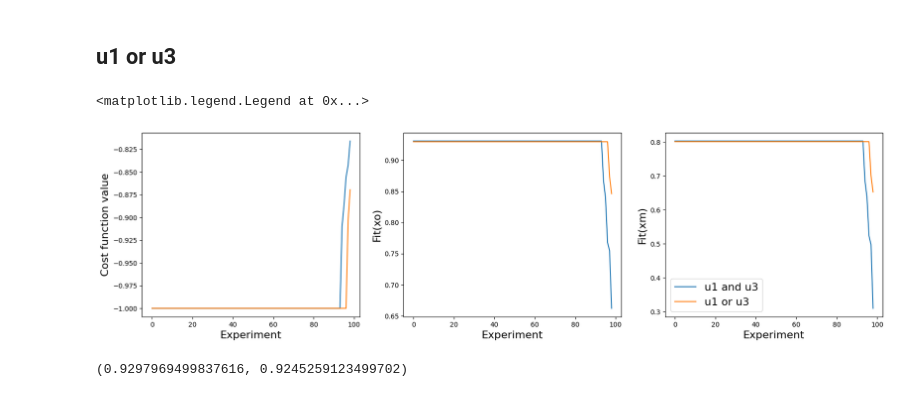
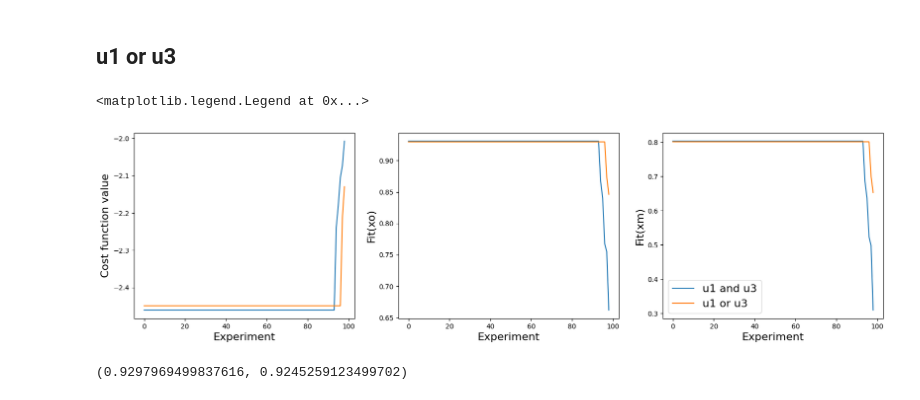
Before and after one commit to Jvictormata/MLE_DynNet, a Jupyter notebook: 000 - Analyzing Results - Network 1.ipynb, the cells around one changed output. Drawn from its saved outputs; the diff is of its cells as text; code cells hidden in the pictures.

Commit message:
normalized plots

```diff
--- a/000 - Analyzing Results - Network 1.ipynb
+++ b/000 - Analyzing Results - Network 1.ipynb
@@ -350,28 +350,28 @@ fit_xm2_stoc_GD_Newton = np.array(fit_xm2_stoc_GD_Newton)
 # %%
 fig, ax = plt.subplots(1, 3)
 fig.set_size_inches(20,5)
 
-ax[0].plot(costs_opt_multiple_GD_Newton[best_i_multiple_GD_Newton][fit_xo_multiple_GD_Newton>-1]/np.abs(costs_opt_multiple_GD_Newton[best_i_multiple_GD_Newton][0]))
-ax[0].plot(costs_opt2_multiple_GD_Newton[best_i2_multiple_GD_Newton][fit_xo2_multiple_GD_Newton>-1]/np.abs(costs_opt2_multiple_GD_Newton[best_i2_multiple_GD_Newton][0]))
+ax[0].plot(costs_opt_multiple_GD_Newton[best_i_multiple_GD_Newton][fit_xo_multiple_GD_Newton>-1]/1000)#/np.abs(costs_opt_multiple_GD_Newton[best_i_multiple_GD_Newton][0]))
+ax[0].plot(costs_opt2_multiple_GD_Newton[best_i2_multiple_GD_Newton][fit_xo2_multiple_GD_Newton>-1]/500)#/np.abs(costs_opt2_multiple_GD_Newton[best_i2_multiple_GD_Newton][0]))
 ax[0].set_xlabel("Experiment",fontsize=16)
 ax[0].set_ylabel("Cost function value",fontsize=16)
 
 
 ax[1].plot(fit_xo_multiple_GD_Newton[fit_xo_multiple_GD_Newton>-1])
 ax[1].plot(fit_xo2_multiple_GD_Newton[fit_xo2_multiple_GD_Newton>-1])
 ax[1].set_xlabel("Experiment",fontsize=16)
 ax[1].set_ylabel("Fit(xo)",fontsize=16)
 
 ax[2].plot(fit_xm_multiple_GD_Newton[fit_xo_multiple_GD_Newton>-1])
 ax[2].plot(fit_xm2_multiple_GD_Newton[fit_xo2_multiple_GD_Newton>-1])
 ax[2].set_xlabel("Experiment",fontsize=16)
 ax[2].set_ylabel("Fit(xm)",fontsize=16)
 plt.legend(['u1 and u3','u1 or u3'],fontsize=16)
 
 #plt.savefig("cost_fit.pdf")
 # %% [output]
 <matplotlib.legend.Legend at 0x...>
-[figure, old version]
+[figure, new version]
 # %%
 fit_xo2_multiple_GD_Newton[0],fit_xo2_stoc_GD_Newton[0]
 # %% [output]
```
Also changed, not shown: parts of 3 cells of this notebook, 11 other files.
